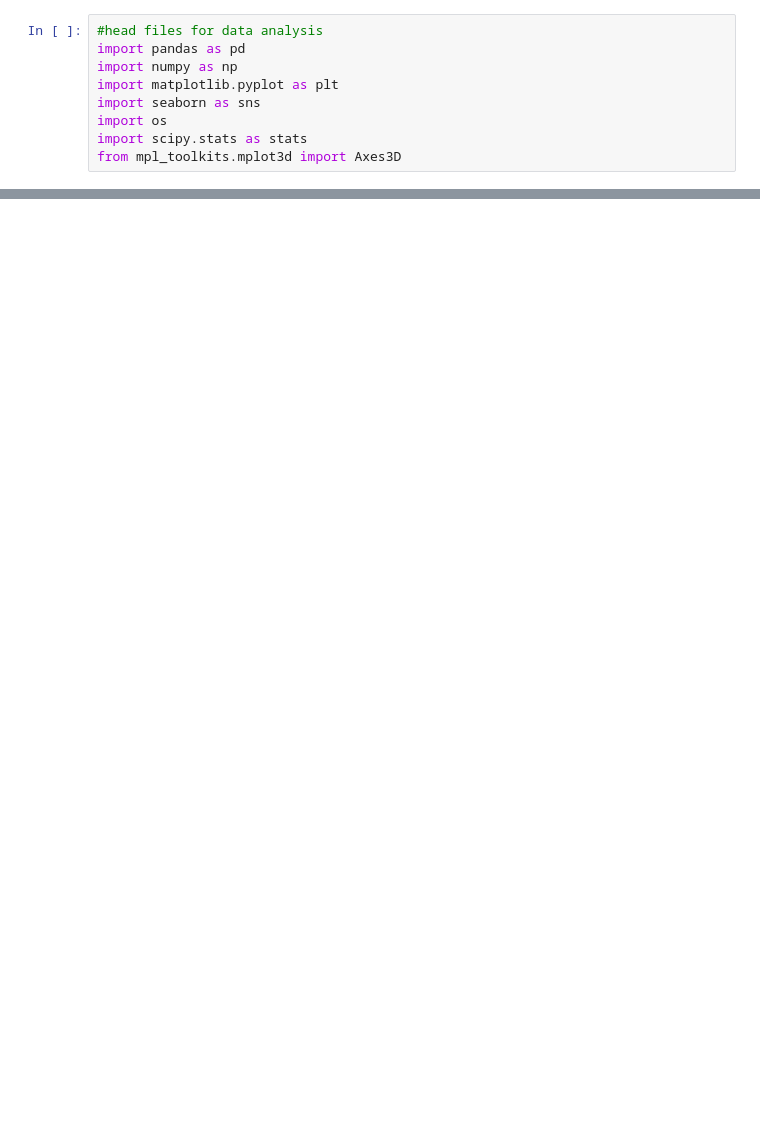
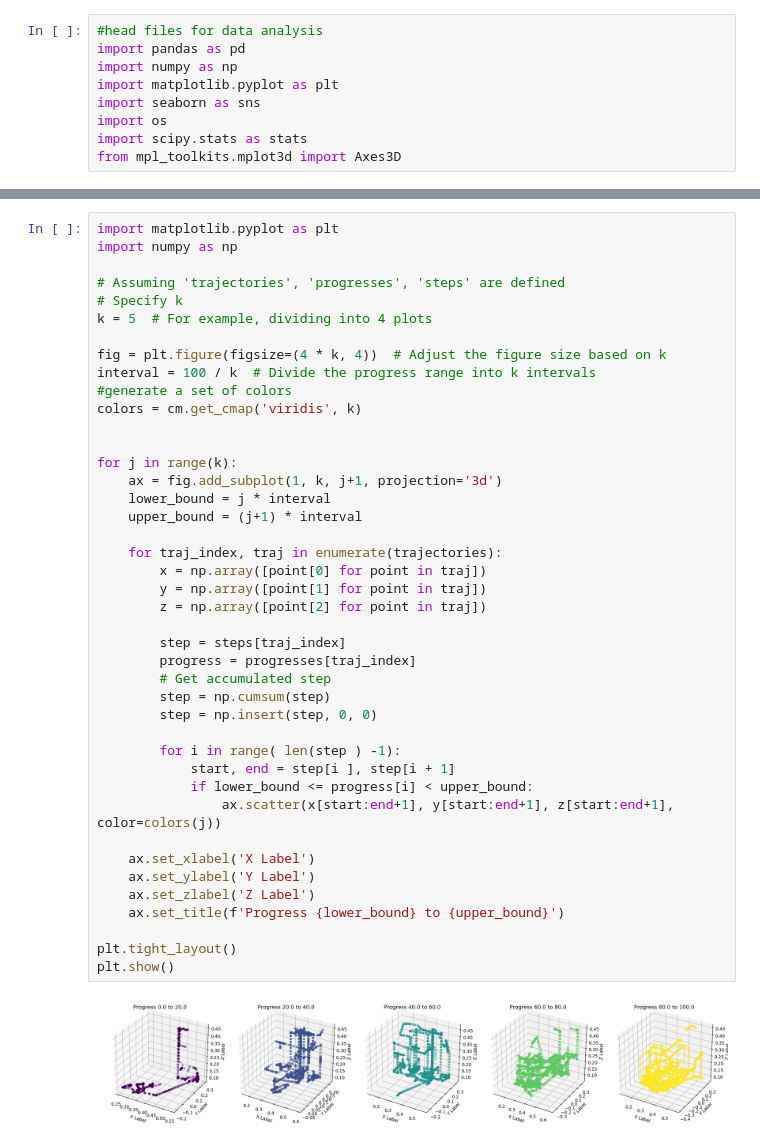
Before and after one commit to dirkmcpherson/LfD_with_porgress, a Jupyter notebook: data_analysis_traj.ipynb, the cells around one changed output, grey strips where cells are left out. Saved outputs shown, nothing was run; the diff lists cells and outputs as text; blank space fills up the shorter version.

```diff
--- a/data_analysis_traj.ipynb
+++ b/data_analysis_traj.ipynb
@@ -202,0 +200,44 @@ plt.show()
+# %%
+import matplotlib.pyplot as plt
+import numpy as np
+
+# Assuming 'trajectories', 'progresses', 'steps' are defined
+# Specify k
+k = 5  # For example, dividing into 4 plots
+
+fig = plt.figure(figsize=(4 * k, 4))  # Adjust the figure size based on k
+interval = 100 / k  # Divide the progress range into k intervals
+#generate a set of colors
+colors = cm.get_cmap('viridis', k)
+
+
+for j in range(k):
+    ax = fig.add_subplot(1, k, j+1, projection='3d')
+    lower_bound = j * interval
+    upper_bound = (j+1) * interval
+
+    for traj_index, traj in enumerate(trajectories):
+        x = np.array([point[0] for point in traj])
+        y = np.array([point[1] for point in traj])
+        z = np.array([point[2] for point in traj])
+
+        step = steps[traj_index]
+        progress = progresses[traj_index]
+        # Get accumulated step
+        step = np.cumsum(step)
+        step = np.insert(step, 0, 0)
+
+        for i in range( len(step ) -1):
+            start, end = step[i ], step[i + 1]
+            if lower_bound <= progress[i] < upper_bound:
+                ax.scatter(x[start:end+1], y[start:end+1], z[start:end+1], color=colors(j))
+
+    ax.set_xlabel('X Label')
+    ax.set_ylabel('Y Label')
+    ax.set_zlabel('Z Label')
+    ax.set_title(f'Progress {lower_bound} to {upper_bound}')
+
+plt.tight_layout()
+plt.show()
+# %% [output]
+[figure, added]
```
Also changed, not shown: parts of 6 cells of this notebook, 5 other files.
